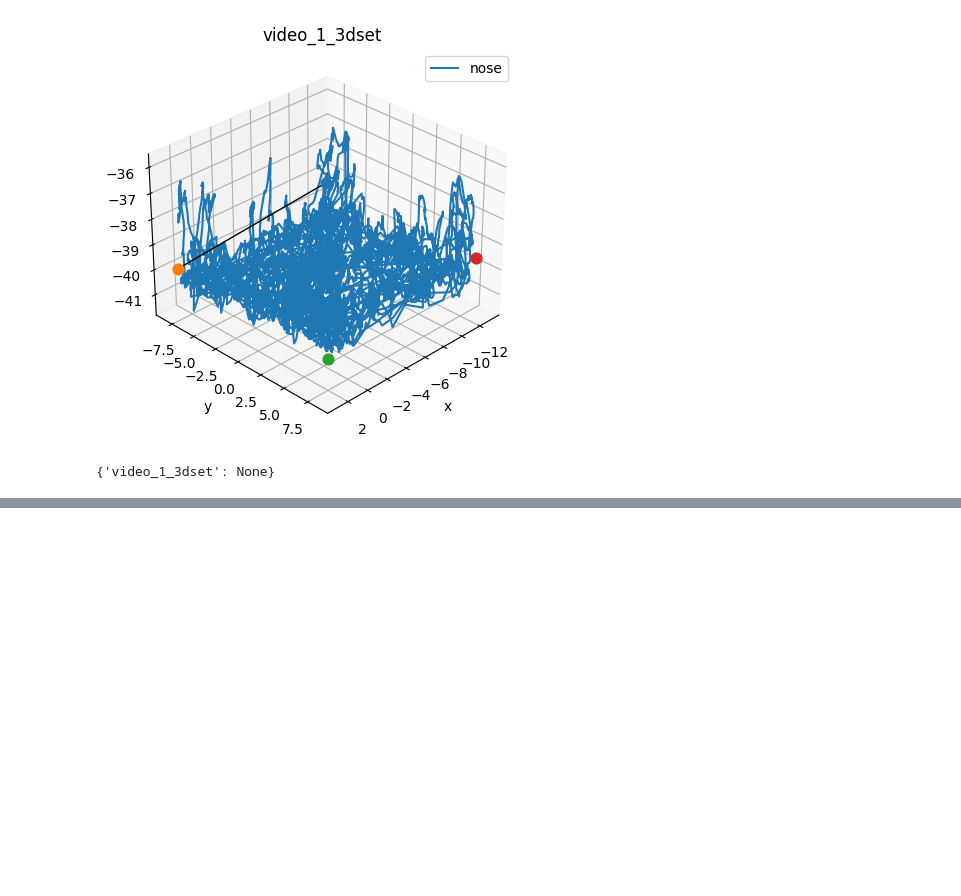
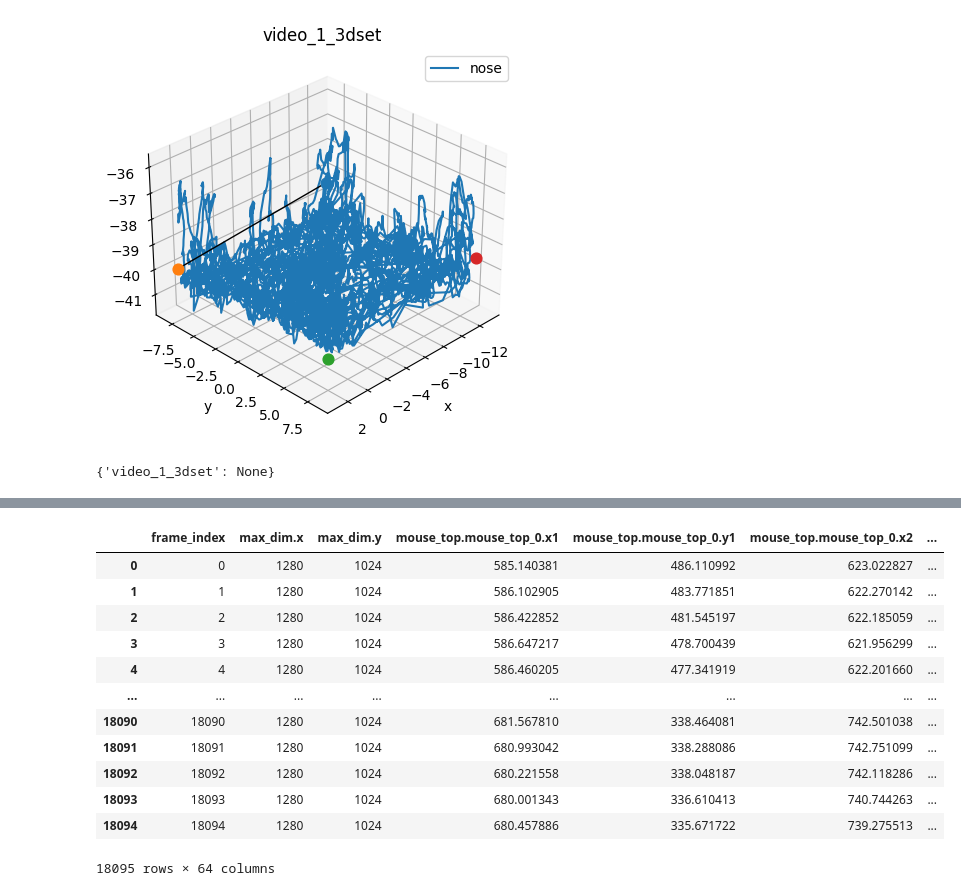
Before and after one commit to CodingDeni-boop/FOKUS-PROJEKT, a Jupyter notebook: 3d_stuff/3d_try.ipynb, the cells around one changed output, grey strips where cells are left out. Drawn from its saved outputs; the diff is of its cells as text; code cells hidden in the pictures; blank space fills up the shorter version.

Commit message:
Fixed column shape

```diff
--- a/3d_stuff/3d_try.ipynb
+++ b/3d_stuff/3d_try.ipynb
@@ -109,0 +156,20 @@ test3dcol_tri.rescale_by_known_distance("tl","br", 0.64, dims = ("x","y","z"))
+# %%
+problem = "2_Empty_Cage_Sync"
+left = pd.read_csv(f"./oft_tracking/Empty_Cage/collection/"+problem+"/left.csv")
+right = pd.read_csv(f"./oft_tracking/Empty_Cage/collection/"+problem+"/right.csv")
+dropping = left.isna().sum()>left.shape[0]*0.8      #I DROP EVERY COLUMN THAT HAS > 80% NA
+droppedleft = left.drop(columns=left.columns[dropping])
+# %% [output]
+|  | frame_index | max_dim.x | max_dim.y | mouse_top.mouse_top_0.x1 | mouse_top.mouse_top_0.y1 | mouse_top.mouse_top_0.x2 | ... |
+| 0 | 0 | 1280 | 1024 | 585.140381 | 486.110992 | 623.022827 | ... |
+| 1 | 1 | 1280 | 1024 | 586.102905 | 483.771851 | 622.270142 | ... |
+| 2 | 2 | 1280 | 1024 | 586.422852 | 481.545197 | 622.185059 | ... |
+| 3 | 3 | 1280 | 1024 | 586.647217 | 478.700439 | 621.956299 | ... |
+| 4 | 4 | 1280 | 1024 | 586.460205 | 477.341919 | 622.201660 | ... |
+| ... | ... | ... | ... | ... | ... | ... | ... |
+| 18090 | 18090 | 1280 | 1024 | 681.567810 | 338.464081 | 742.501038 | ... |
+| 18091 | 18091 | 1280 | 1024 | 680.993042 | 338.288086 | 742.751099 | ... |
+| 18092 | 18092 | 1280 | 1024 | 680.221558 | 338.048187 | 742.118286 | ... |
+| 18093 | 18093 | 1280 | 1024 | 680.001343 | 336.610413 | 740.744263 | ... |
+| 18094 | 18094 | 1280 | 1024 | 680.457886 | 335.671722 | 739.275513 | ... |
+18095 rows × 64 columns
```
Also changed, not shown: parts of 16 cells of this notebook, 51 other files.
